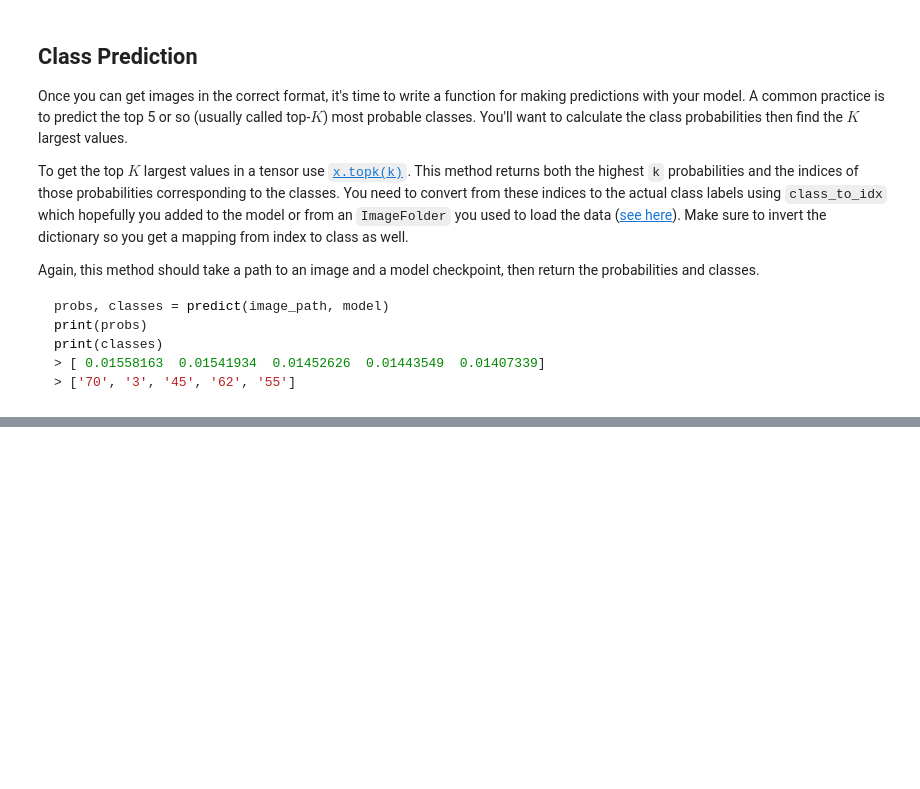
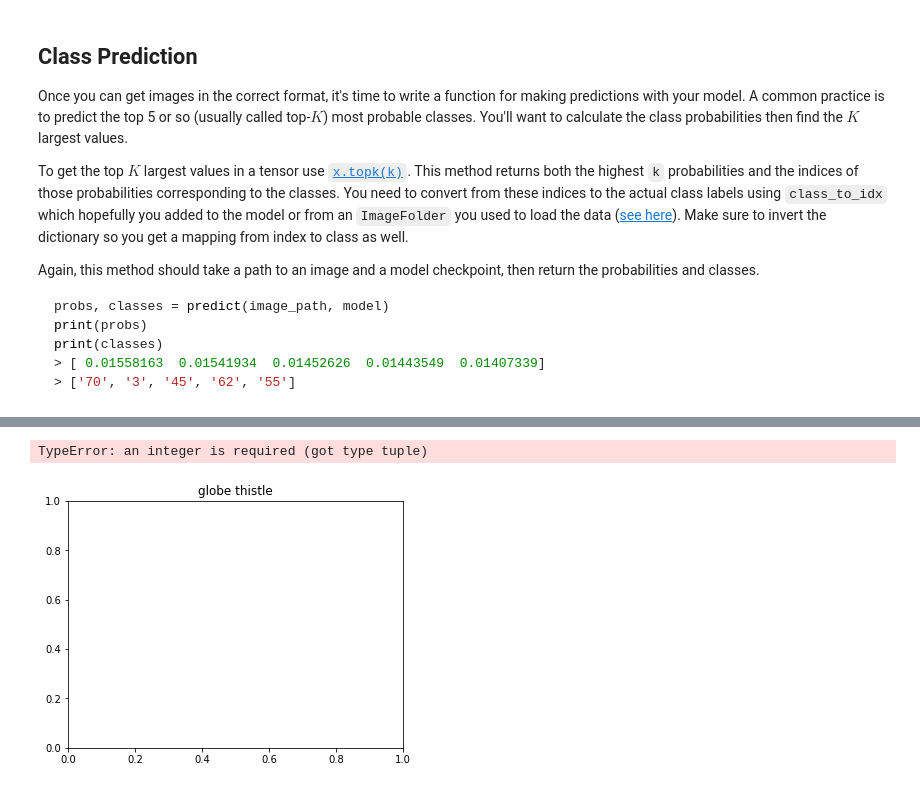
Before and after one commit to dhanan99/Image-Classifier-Project, a Jupyter notebook: Image Classifier Project.ipynb, the cells around one changed output, grey strips where cells are left out. Drawn from its saved outputs; the diff is of its cells as text; code cells hidden in the pictures; blank space fills up the shorter version.

```diff
--- a/Image Classifier Project.ipynb
+++ b/Image Classifier Project.ipynb
@@ -74,7 +91,7 @@ You'll also need to load in a mapping from category label to category name. You
 import json
 
 with open('cat_to_name.json', 'r') as f:
-    cat_to_name = json.load(f)
+    label_map = json.load(f)
 # %% [markdown]
 # Building and training the classifier
 
@@ -301,9 +366,11 @@ To check your work, the function below converts a PyTorch tensor and displays it
 def imshow(image, ax=None, title=None):
     if ax is None:
         fig, ax = plt.subplots()
-
+    if title:
+        plt.title(title)
     # PyTorch tensors assume the color channel is the first dimension
     # but matplotlib assumes is the third dimension
+
     image = image.transpose((1, 2, 0))
 
     # Undo preprocessing
@@ -342,3 +403,19 @@ def predict(image_path, model, topk=5):
+# %%
+''' Predict the class (or classes) of an image using a trained deep learning model.
+'''
+def predict(image_path, model, topk=5):
+
+    # TODO: Implement the code to predict the class from an image file
+    img = process_image(image_path)
+    img_tensor = torch.from_numpy(img).type(torch.FloatTensor)
+    img_torch = img_torch.unsqueeze(0)
+
+    probs=torch.exp(model.forward(img_torch))
+    top_probs,top_labels=probs.topk(topk)
+    idx_to_class = {val: key for key, val in model.class_to_idx.items()}
+    top_labels = [idx_to_class[label] for label in top_labels]
+    top_flowers = [label_map[idx_to_class[label]] for label in top_labels]
+    return top_probs, top_labels, top_flowers
 # %% [markdown]
 ## Sanity Checking
 
@@ -351,0 +427,17 @@ You can convert from the class integer encoding to actual flower names with the
+# %%
+# TODO: Display an image along with the top 5 classes
+def check_sanity(image_path, model):
+    plt.figure(figsize = (6,10))
+    ax = plt.subplot(2,1,1)
+    # Set up title
+    flower_num = image_path.split('/')[2]
+    title_ = label_map[flower_num]
+    # Plot flower
+    img = process_image(image_path)
+    imshow(img, ax, title = title_);
+    # Make prediction
+    probs, labs, flowers = predict(image_path, model)
+    # Plot bar chart
+    plt.subplot(2,1,2)
+    sns.barplot(x=probs, y=flowers, color=sns.color_palette()[0]);
+    plt.show()
@@ -351,0 +446,6 @@ You can convert from the class integer encoding to actual flower names with the
+# %%
+image_path=dirs["test"]+"/10/image_07090.jpg"
+check_sanity(image_path,model)
+# %% [output]
+TypeError: an integer is required (got type tuple)
+[figure, added]
```
Also changed, not shown: parts of 22 cells of this notebook.
